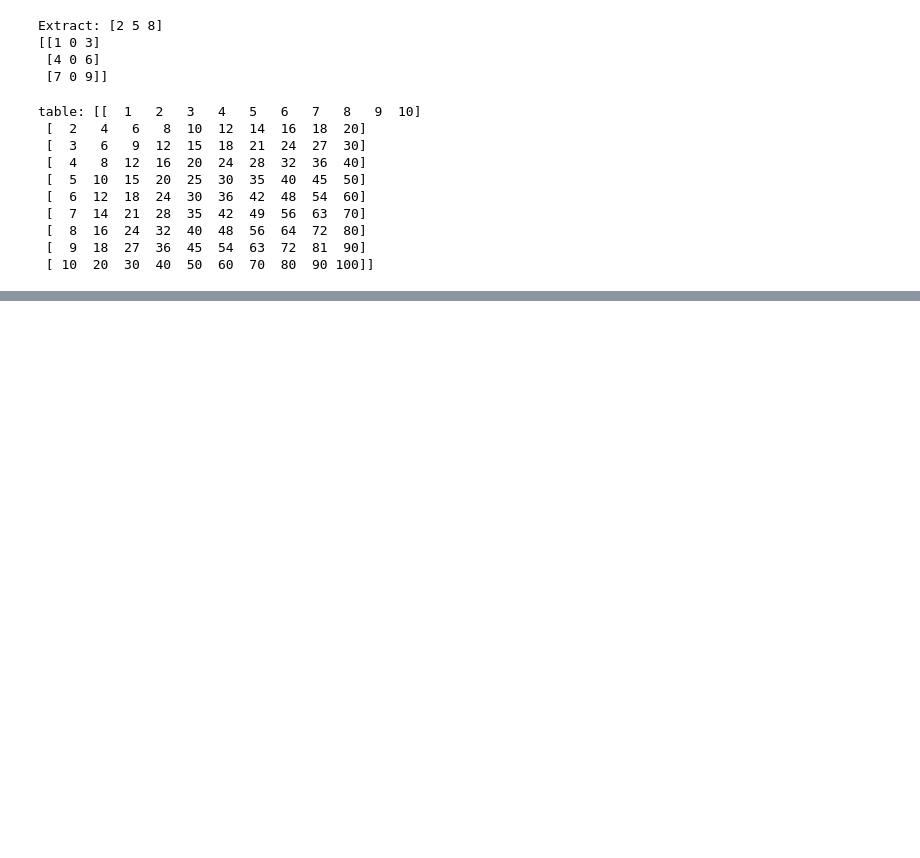
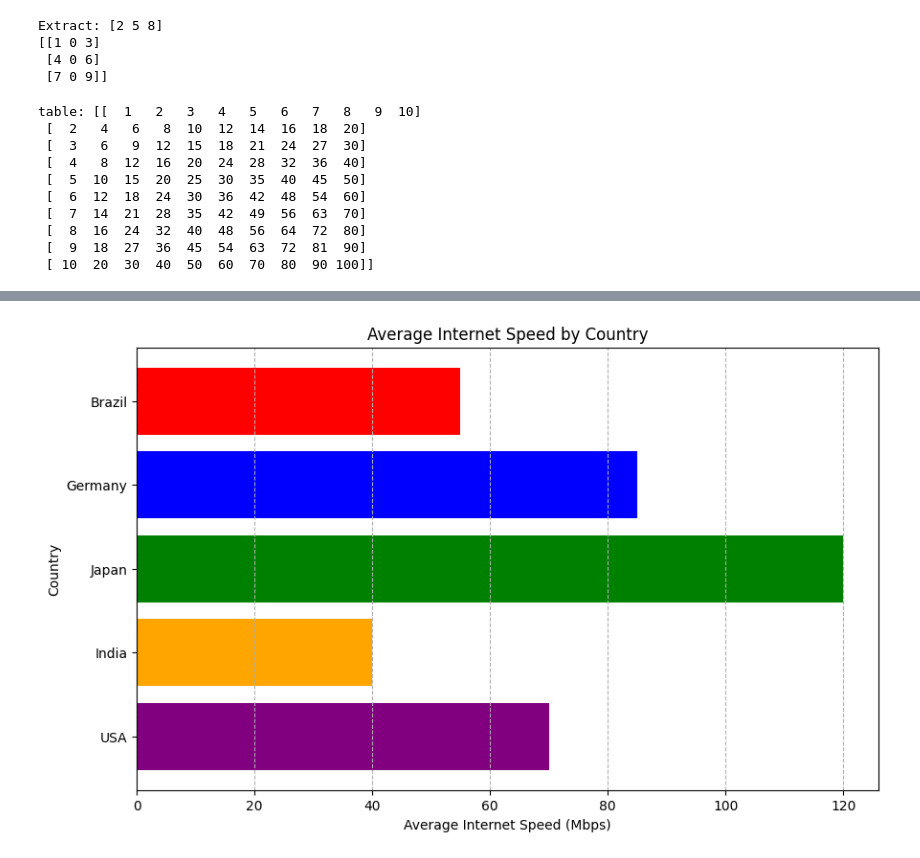
Before and after one commit to elsoncrasta/phytest, a Jupyter notebook: Untitled0.ipynb, the cells around one changed output, grey strips where cells are left out. Cells and saved outputs as stored; diff of their text form; code cells hidden in the pictures; blank space fills up the shorter version.

```diff
--- a/Untitled0.ipynb
+++ b/Untitled0.ipynb
@@ -140,0 +169,15 @@ table: [[  1   2   3   4   5   6   7   8   9  10]
+# %%
+import matplotlib.pyplot as plt
+
+countries = ['USA', 'India', 'Japan', 'Germany', 'Brazil']
+speeds = [70, 40, 120, 85, 55]
+
+plt.figure(figsize=(10, 6))
+plt.barh(countries, speeds, color=['purple', 'orange', 'green', 'blue', 'red'])
+plt.xlabel('Average Internet Speed (Mbps)')
+plt.ylabel('Country')
+plt.title('Average Internet Speed by Country')
+plt.grid(axis='x', linestyle='--', alpha=1)
+plt.show()
+# %% [output]
+[figure, added]
```
Also changed, not shown: parts of 8 cells of this notebook.
